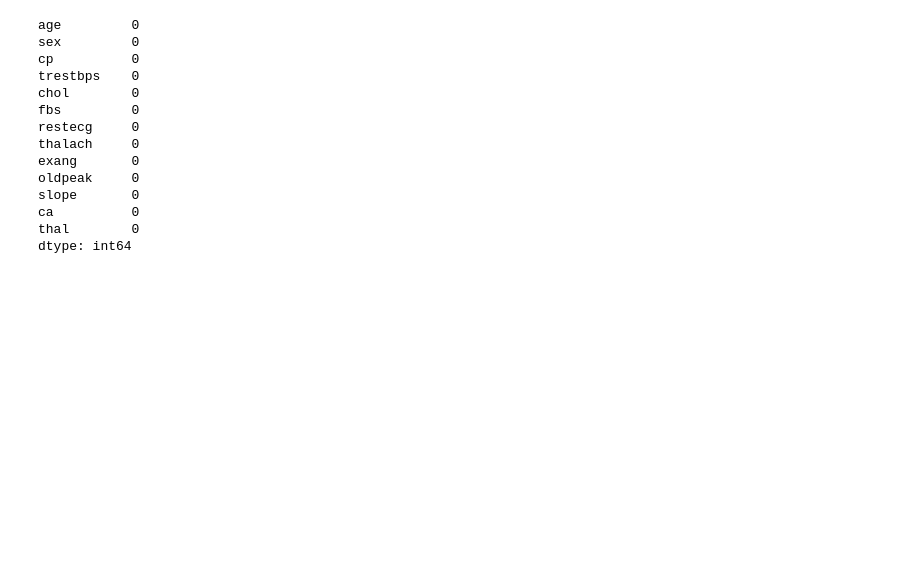
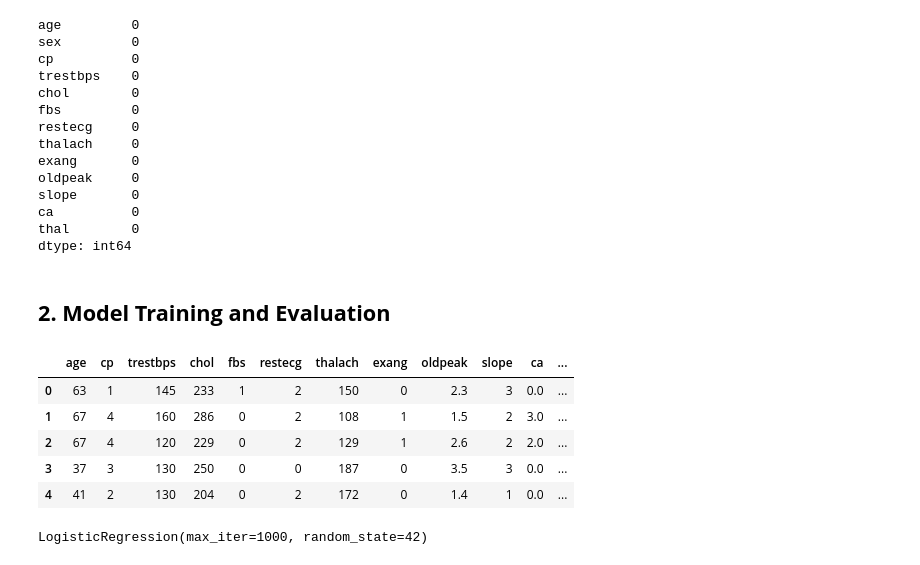
Before and after one commit to Yvesangwa/AI_labs, a Jupyter notebook: Lesson_14_Ethical_AI_Analysis/Ethical_AI_analysis.ipynb, the cells around one changed output. Saved outputs shown, nothing was run; the diff lists cells and outputs as text; code cells hidden in the pictures; blank space fills up the shorter version.

```diff
--- a/Lesson_14_Ethical_AI_Analysis/Ethical_AI_analysis.ipynb
+++ b/Lesson_14_Ethical_AI_Analysis/Ethical_AI_analysis.ipynb
@@ -175,3 +180,18 @@ slope       0
 ca          0
 thal        0
 dtype: int64
+# %% [markdown]
+## **2. Model Training and Evaluation**
+# %%
+# Remove sex from model predictors
+
+X_model = X.drop(columns=['sex'])
+# %%
+X_model.head()
+# %% [output]
+|  | age | cp | trestbps | chol | fbs | restecg | thalach | exang | oldpeak | slope | ca | ... |
+| 0 | 63 | 1 | 145 | 233 | 1 | 2 | 150 | 0 | 2.3 | 3 | 0.0 | ... |
+| 1 | 67 | 4 | 160 | 286 | 0 | 2 | 108 | 1 | 1.5 | 2 | 3.0 | ... |
+| 2 | 67 | 4 | 120 | 229 | 0 | 2 | 129 | 1 | 2.6 | 2 | 2.0 | ... |
+| 3 | 37 | 3 | 130 | 250 | 0 | 0 | 187 | 0 | 3.5 | 3 | 0.0 | ... |
+| 4 | 41 | 2 | 130 | 204 | 0 | 2 | 172 | 0 | 1.4 | 1 | 0.0 | ... |
@@ -177,0 +215,10 @@ dtype: int64
+# %%
+# Train the Logistic Regression Model
+
+log_model = LogisticRegression(
+    max_iter=1000,
+    random_state=42)
+
+log_model.fit(X_train_scaled, y_train)
+# %% [output]
+LogisticRegression(max_iter=1000, random_state=42)
```
Also changed, not shown: parts of 7 cells of this notebook.
